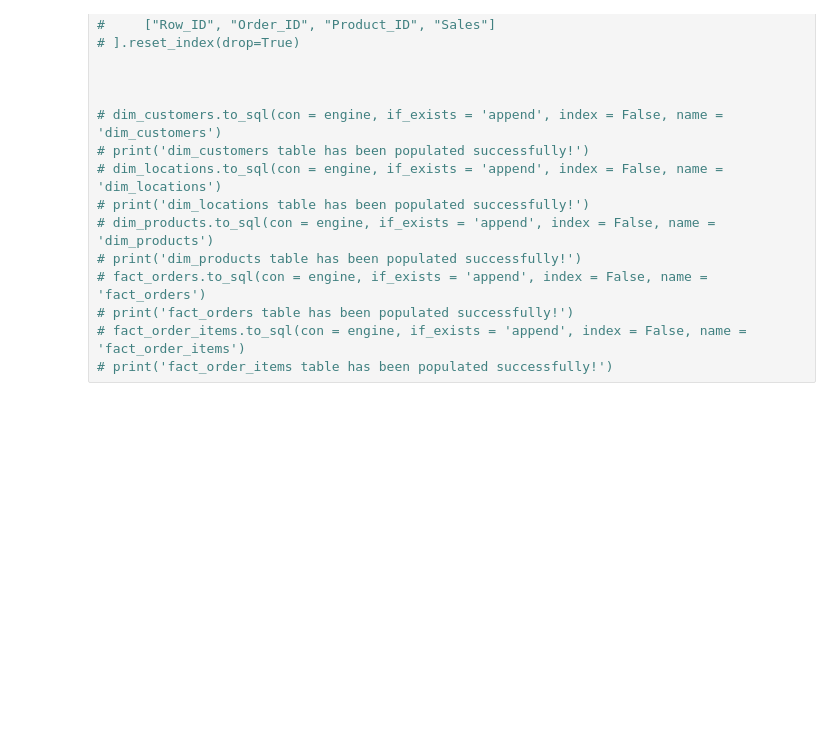
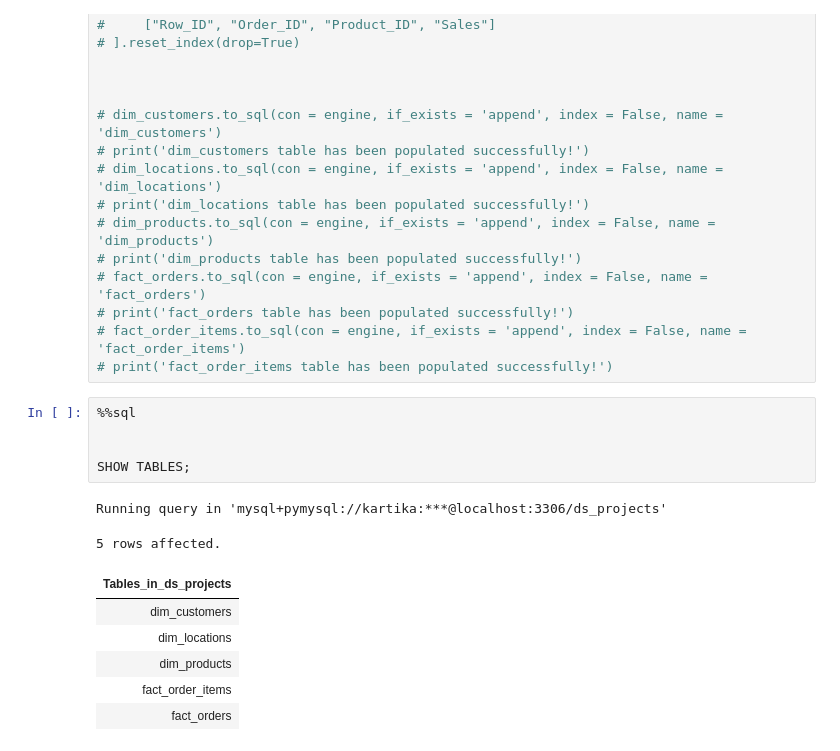
Before and after one commit to Kartika-Nidhi/SQL_Datasets, a Jupyter notebook: driver_notebook.ipynb, the cells around one changed output. Saved outputs shown, nothing was run; the diff lists cells and outputs as text; blank space fills up the shorter version.

```diff
--- a/driver_notebook.ipynb
+++ b/driver_notebook.ipynb
@@ -125,3 +125,17 @@ df = pd.read_csv('superstore_dataset.csv', encoding = 'ISO-8859-1')
 # print('fact_orders table has been populated successfully!')
 # fact_order_items.to_sql(con = engine, if_exists = 'append', index = False, name = 'fact_order_items')
 # print('fact_order_items table has been populated successfully!')
+# %%
+%%sql
+
+
+SHOW TABLES;
+# %% [output]
+Running query in 'mysql+pymysql://kartika:***@localhost:3306/ds_projects'
+5 rows affected.
+| Tables_in_ds_projects |
+| dim_customers |
+| dim_locations |
+| dim_products |
+| fact_order_items |
+| fact_orders |
```
Also changed, not shown: parts of 2 cells of this notebook, 2 other files.
